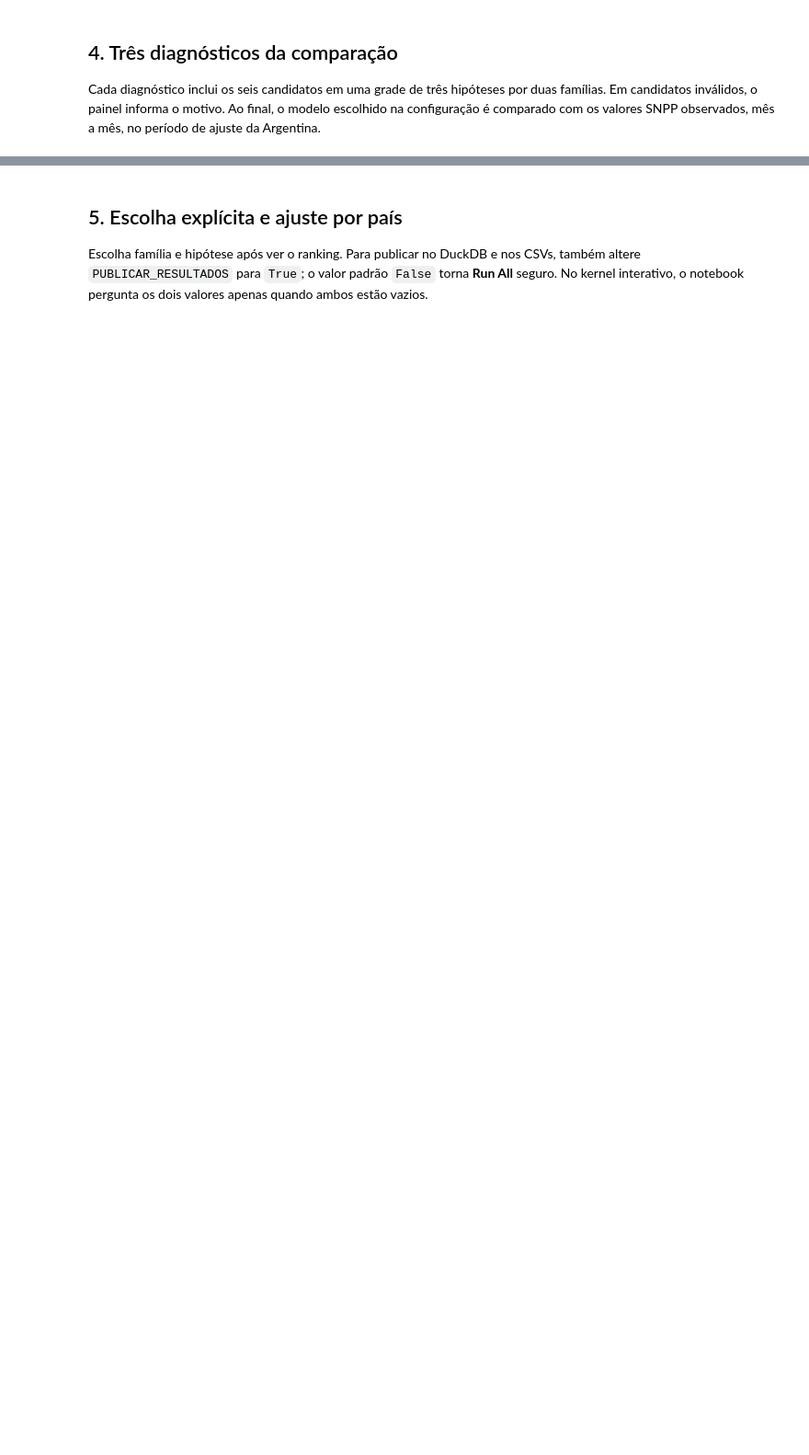
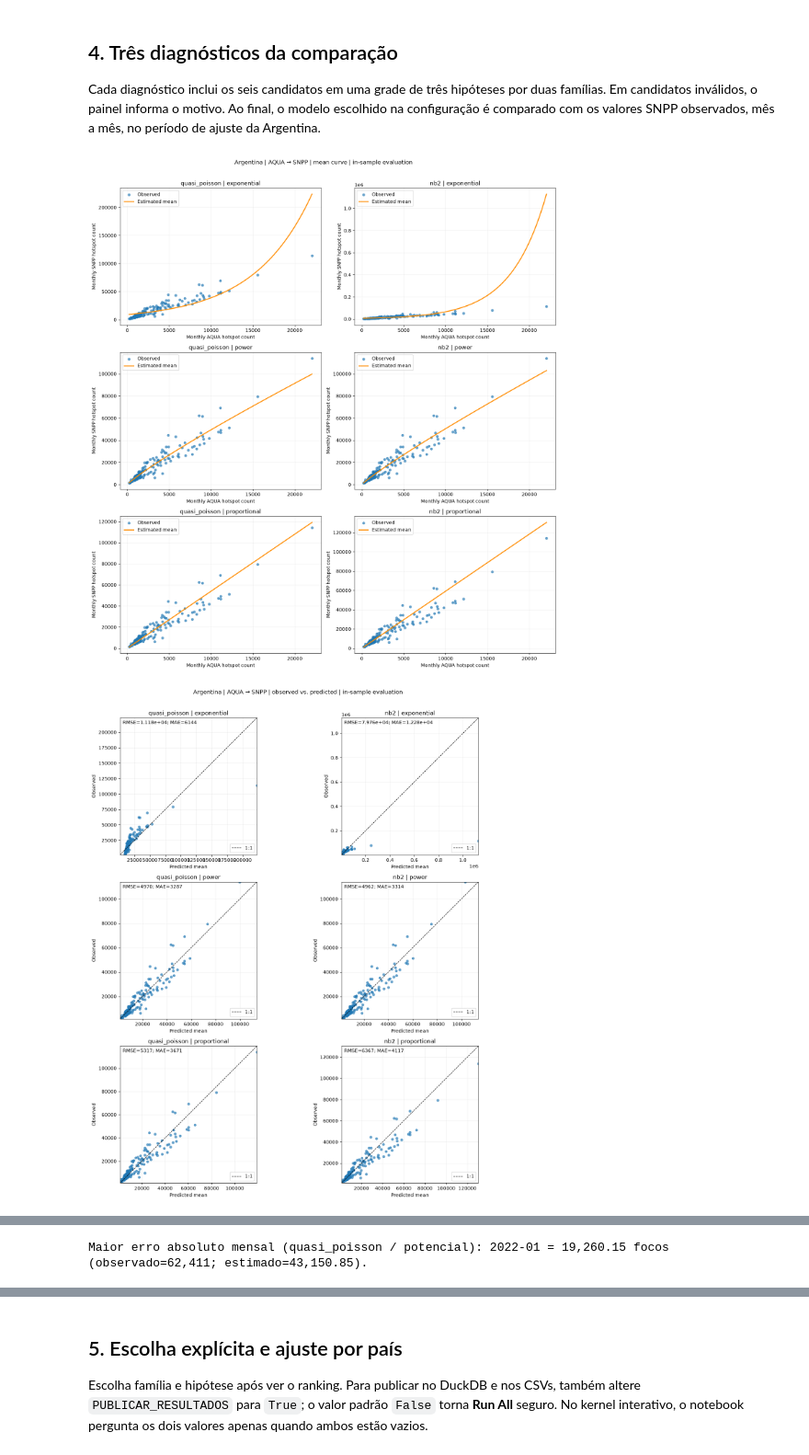
Before and after one commit to luk14236/space_apps_2026_team_teu, a Jupyter notebook: dataset_processing/regression/regressoes_modis_viirs_por_pais.ipynb, the cells around one changed output, grey strips where cells are left out. Shown at 92% size. Drawn from its saved outputs; the diff is of its cells as text; code cells hidden in the pictures; blank space fills up the shorter version.

Commit message:
regression images

```diff
--- a/dataset_processing/regression/regressoes_modis_viirs_por_pais.ipynb
+++ b/dataset_processing/regression/regressoes_modis_viirs_por_pais.ipynb
@@ -21,6 +21,8 @@ PROJECT_ROOT = next((path for path in (CWD, *CWD.parents) if (path / 'dataset_pr
 if PROJECT_ROOT is None:
     raise FileNotFoundError('Não foi possível localizar dataset_processing/regression a partir do diretório atual.')
 REGRESSION_DIR = PROJECT_ROOT / 'dataset_processing' / 'regression'
+IMAGE_OUTPUT_DIR = PROJECT_ROOT / 'dataset_processing' / 'regression' / 'image-output'
+IMAGE_OUTPUT_DIR.mkdir(parents=True, exist_ok=True)  # Create the image directory if it does not exist.
 if str(REGRESSION_DIR) not in sys.path:
     sys.path.insert(0, str(REGRESSION_DIR))
 import regression_pipeline
@@ -103,6 +127,8 @@ import matplotlib.dates as mdates
 import matplotlib.pyplot as plt
 import numpy as np
 from tqdm.auto import tqdm
+
+hypothesis_labels = {'potencial': 'power', 'exponencial': 'exponential', 'proporcional': 'proportional'}
 
 def plot_comparison(kind):
     fig, axes = plt.subplots(3, 2, figsize=(14, 15), squeeze=False)
@@ -113,46 +139,52 @@ def plot_comparison(kind):
             ax = axes[row, col]
             if fit.status != 'ok':
                 ax.text(0.5, 0.5, fit.reason or fit.status, ha='center', va='center', wrap=True)
-                ax.set_title(f'{family} | {hypothesis} | {fit.status}')
+                ax.set_title(f'{family} | {hypothesis_labels.get(hypothesis, hypothesis)} | {fit.status}')
                 ax.axis('off')
                 continue
             diag = item['diagnostics'].sort_values('data')
             x = diag.x.to_numpy(dtype=float)
             y = diag.y.to_numpy(dtype=float)
             mu = diag.media_prevista.to_numpy(dtype=float)
-            if kind == 'curva média':
-                ax.scatter(x, y, s=22, alpha=0.65, label='Observado')
+            if kind == 'mean curve':
+                ax.scatter(x, y, s=22, alpha=0.65, label='Observed')
                 grid = np.linspace(float(x.min()), float(x.max()), 400)
-                ax.plot(grid, predict_equation(fit, grid), color='darkorange', lw=2, label='Média estimada')
-                ax.set_xlabel('Contagem mensal AQUA')
-                ax.set_ylabel('Contagem mensal SNPP')
+                ax.plot(grid, predict_equation(fit, grid), color='darkorange', lw=2, label='Estimated mean')
+                ax.set_xlabel('Monthly AQUA hotspot count')
+                ax.set_ylabel('Monthly SNPP hotspot count')
                 ax.legend()
-            elif kind == 'observado × previsto':
+            elif kind == 'observed vs. predicted':
                 bounds = [min(float(mu.min()), float(y.min())), max(float(mu.max()), float(y.max()))]
                 ax.scatter(mu, y, s=22, alpha=0.65)
                 ax.plot(bounds, bounds, 'k--', lw=1, label='1:1')
                 ax.set_xlim(bounds)
                 ax.set_ylim(bounds)
                 ax.set_aspect('equal', adjustable='box')
-                ax.set_xlabel('Média prevista')
-                ax.set_ylabel('Observado')
+                ax.set_xlabel('Predicted mean')
+                ax.set_ylabel('Observed')
                 ax.legend()
                 ax.text(0.02, 0.98, f"RMSE={item['metrics']['rmse']:.4g}; MAE={item['metrics']['mae']:.4g}", transform=ax.transAxes, va='top')
             else:
                 ax.axhline(0, color='black', lw=1)
                 ax.scatter(diag.data, diag.residuo_bruto, s=22, alpha=0.7)
-                ax.set_xlabel('Mês')
-                ax.set_ylabel('Observado − previsto')
-            ax.set_title(f'{family} | {hypothesis}')
+                ax.set_xlabel('Month')
+                ax.set_ylabel('Observed − predicted')
+            ax.set_title(f'{family} | {hypothesis_labels.get(hypothesis, hypothesis)}')
             ax.grid(alpha=0.2)
-    fig.suptitle(f'Argentina | AQUA → SNPP | {kind} | avaliação in-sample', y=1.01)
+    fig.suptitle(f'Argentina | AQUA → SNPP | {kind} | in-sample evaluation', y=1.01)
     fig.tight_layout()
     return fig
 
 figuras_comparacao = {}
-for tipo_grafico in ('curva média', 'observado × previsto', 'resíduos temporais'):
+for tipo_grafico in ('mean curve', 'observed vs. predicted', 'residuals over time'):
     fig = plot_comparison(tipo_grafico)
     figuras_comparacao[tipo_grafico] = fig
+    filename = {
+        'mean curve': 'argentina_model_comparison_mean_curve.png',
+        'observed vs. predicted': 'argentina_model_comparison_observed_vs_predicted.png',
+        'residuals over time': 'argentina_model_comparison_residuals.png',
+    }[tipo_grafico]
+    fig.savefig(IMAGE_OUTPUT_DIR / filename, dpi=200, bbox_inches='tight')
     display(fig)
     plt.close(fig)
 
@@ -164,36 +196,40 @@ elif chave_escolhida not in ajustes_argentina:
 else:
     ajuste_escolhido = ajustes_argentina[chave_escolhida]
     if ajuste_escolhido['fit'].status != 'ok' or ajuste_escolhido['diagnostics'] is None:
         print(f"O modelo argentino {chave_escolhida} não gerou previsões válidas: {ajuste_escolhido['fit'].reason}")
     else:
         diag_escolhido = ajuste_escolhido['diagnostics'].sort_values('data').reset_index(drop=True)
         argentina_ordenada = argentina.frame.sort_values('data').reset_index(drop=True)
         if not diag_escolhido.data.equals(argentina_ordenada.data):
             raise RuntimeError('As datas dos diagnósticos não correspondem aos meses usados no ajuste argentino.')
         diag_escolhido['erro_absoluto'] = diag_escolhido.residuo_bruto.abs()
         pior_mes = diag_escolhido.loc[diag_escolhido.erro_absoluto.idxmax()]
         print(f"Maior erro absoluto mensal ({FAMILIA_ESCOLHIDA} / {HIPOTESE_ESCOLHIDA}): "
               f"{pior_mes.data:%Y-%m} = {pior_mes.erro_absoluto:,.2f} focos "
               f"(observado={pior_mes.y:,.0f}; estimado={pior_mes.media_prevista:,.2f}).")
         fig, ax = plt.subplots(figsize=(15, 6))
         ax.plot(diag_escolhido.data, diag_escolhido.media_prevista, color='darkorange',
-                lw=2, marker='o', markersize=3, zorder=2, label='SNPP estimado pelo modelo')
+                lw=2, marker='o', markersize=3, zorder=2, label='Model-estimated SNPP')
         ax.plot(diag_escolhido.data, diag_escolhido.y, color='royalblue',
-                lw=1.5, marker='o', markersize=3, zorder=3, label='SNPP observado')
+                lw=1.5, marker='o', markersize=3, zorder=3, label='Observed SNPP')
         ax.vlines(pior_mes.data, min(pior_mes.y, pior_mes.media_prevista),
                   max(pior_mes.y, pior_mes.media_prevista), color='black', ls=':', lw=1.5,
-                  label=f'Maior erro absoluto: {pior_mes.erro_absoluto:,.2f} ({pior_mes.data:%Y-%m})')
-        ax.annotate(f"Erro = {pior_mes.erro_absoluto:,.2f}",
+                  label=f'Largest absolute error: {pior_mes.erro_absoluto:,.2f} ({pior_mes.data:%Y-%m})')
+        ax.annotate(f"Error = {pior_mes.erro_absoluto:,.2f}",
                     xy=(pior_mes.data, (pior_mes.y + pior_mes.media_prevista) / 2),
                     xytext=(10, 12), textcoords='offset points',
                     arrowprops={'arrowstyle': '->', 'color': 'black'})
-        ax.set(title=f'Argentina | AQUA → SNPP | {FAMILIA_ESCOLHIDA} / {HIPOTESE_ESCOLHIDA} | ajuste in-sample',
-               xlabel='Ano-mês', ylabel='Quantidade mensal de focos')
+        ax.set(title=f'Argentina | AQUA → SNPP | {FAMILIA_ESCOLHIDA} / {hypothesis_labels.get(HIPOTESE_ESCOLHIDA, HIPOTESE_ESCOLHIDA)} | in-sample fit',
+               xlabel='Year-month', ylabel='Monthly hotspot count')
         ax.xaxis.set_major_locator(mdates.YearLocator())
         ax.xaxis.set_major_formatter(mdates.DateFormatter('%Y-%m'))
         ax.grid(alpha=0.2)
         ax.legend()
         fig.autofmt_xdate(rotation=45)
         fig.tight_layout()
+        fig.savefig(IMAGE_OUTPUT_DIR / 'argentina_selected_model_fit.png', dpi=200, bbox_inches='tight')
         display(fig)
         plt.close(fig)
+# %% [output]
+[figure, added]
+[figure, added]
@@ -199,0 +237 @@ else:
+Maior erro absoluto mensal (quasi_poisson / potencial): 2022-01 = 19,260.15 focos (observado=62,411; estimado=43,150.85).
```
Also changed, not shown: parts of 6 cells of this notebook, 4 other files.
